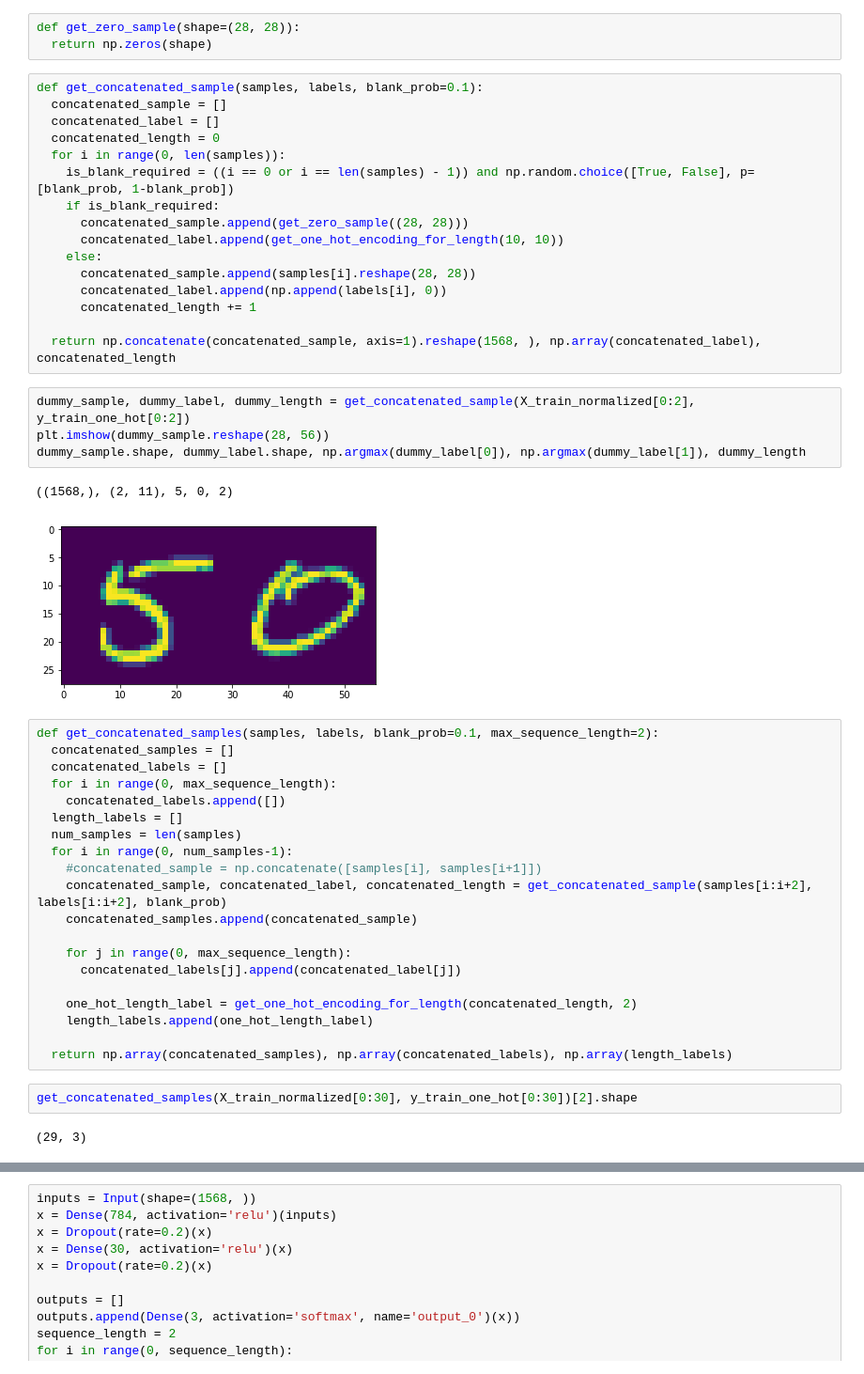
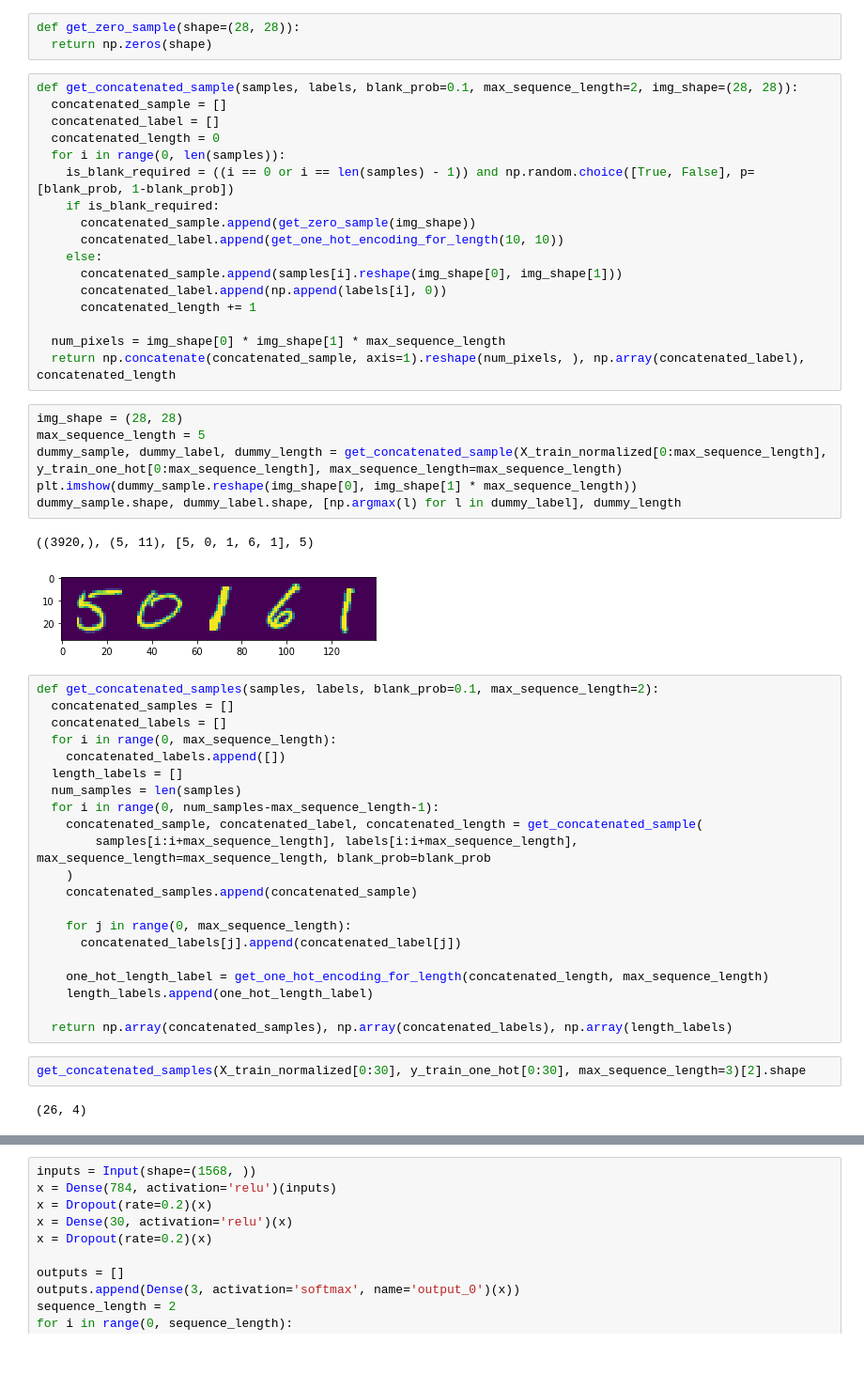
Before and after one commit to samiriff/MLND-digit-recognition, a Jupyter notebook: Copy_of_digit_recognition.ipynb, the cells around one changed output, grey strips where cells are left out. Shown: that part at 94% size. Drawn from its saved outputs; the diff is of its cells as text.

Commit message:
Modified generator to support custom sequence lengths

```diff
--- a/Copy_of_digit_recognition.ipynb
+++ b/Copy_of_digit_recognition.ipynb
@@ -249,28 +249,31 @@ array([0, 0, 0, 0, 0, 0, 0, 0, 0, 0, 1])
 def get_zero_sample(shape=(28, 28)):
   return np.zeros(shape)
 # %%
-def get_concatenated_sample(samples, labels, blank_prob=0.1):
+def get_concatenated_sample(samples, labels, blank_prob=0.1, max_sequence_length=2, img_shape=(28, 28)):
   concatenated_sample = []
   concatenated_label = []
   concatenated_length = 0
   for i in range(0, len(samples)):
     is_blank_required = ((i == 0 or i == len(samples) - 1)) and np.random.choice([True, False], p=[blank_prob, 1-blank_prob])
     if is_blank_required:
-      concatenated_sample.append(get_zero_sample((28, 28)))
+      concatenated_sample.append(get_zero_sample(img_shape))
       concatenated_label.append(get_one_hot_encoding_for_length(10, 10))
     else:
-      concatenated_sample.append(samples[i].reshape(28, 28))
+      concatenated_sample.append(samples[i].reshape(img_shape[0], img_shape[1]))
       concatenated_label.append(np.append(labels[i], 0))
       concatenated_length += 1
 
-  return np.concatenate(concatenated_sample, axis=1).reshape(1568, ), np.array(concatenated_label), concatenated_length
+  num_pixels = img_shape[0] * img_shape[1] * max_sequence_length
+  return np.concatenate(concatenated_sample, axis=1).reshape(num_pixels, ), np.array(concatenated_label), concatenated_length
 # %%
-dummy_sample, dummy_label, dummy_length = get_concatenated_sample(X_train_normalized[0:2], y_train_one_hot[0:2])
-plt.imshow(dummy_sample.reshape(28, 56))
-dummy_sample.shape, dummy_label.shape, np.argmax(dummy_label[0]), np.argmax(dummy_label[1]), dummy_length
+img_shape = (28, 28)
+max_sequence_length = 5
+dummy_sample, dummy_label, dummy_length = get_concatenated_sample(X_train_normalized[0:max_sequence_length], y_train_one_hot[0:max_sequence_length], max_sequence_length=max_sequence_length)
+plt.imshow(dummy_sample.reshape(img_shape[0], img_shape[1] * max_sequence_length))
+dummy_sample.shape, dummy_label.shape, [np.argmax(l) for l in dummy_label], dummy_length
 # %% [output]
-((1568,), (2, 11), 5, 0, 2)
+((3920,), (5, 11), [5, 0, 1, 6, 1], 5)
-[figure, old version]
+[figure, new version]
 # %%
 def get_concatenated_samples(samples, labels, blank_prob=0.1, max_sequence_length=2):
   concatenated_samples = []
@@ -279,22 +282,23 @@ def get_concatenated_samples(samples, labels, blank_prob=0.1, max_sequence_lengt
     concatenated_labels.append([])
   length_labels = []
   num_samples = len(samples)
-  for i in range(0, num_samples-1):
-    #concatenated_sample = np.concatenate([samples[i], samples[i+1]])
-    concatenated_sample, concatenated_label, concatenated_length = get_concatenated_sample(samples[i:i+2], labels[i:i+2], blank_prob)
+  for i in range(0, num_samples-max_sequence_length-1):
+    concatenated_sample, concatenated_label, concatenated_length = get_concatenated_sample(
+        samples[i:i+max_sequence_length], labels[i:i+max_sequence_length], max_sequence_length=max_sequence_length, blank_prob=blank_prob
+    )
     concatenated_samples.append(concatenated_sample)
 
     for j in range(0, max_sequence_length):
       concatenated_labels[j].append(concatenated_label[j])
 
-    one_hot_length_label = get_one_hot_encoding_for_length(concatenated_length, 2)
+    one_hot_length_label = get_one_hot_encoding_for_length(concatenated_length, max_sequence_length)
     length_labels.append(one_hot_length_label)
 
   return np.array(concatenated_samples), np.array(concatenated_labels), np.array(length_labels)
 # %%
-get_concatenated_samples(X_train_normalized[0:30], y_train_one_hot[0:30])[2].shape
+get_concatenated_samples(X_train_normalized[0:30], y_train_one_hot[0:30], max_sequence_length=3)[2].shape
 # %% [output]
-(29, 3)
+(26, 4)
 # %%
 def concatenated_generator(samples, labels, batch_size=32, is_shuffle_on=True, blank_prob=0.1, max_sequence_length=2):
     num_samples = len(samples)
```
Also changed, not shown: parts of 2 cells of this notebook.
